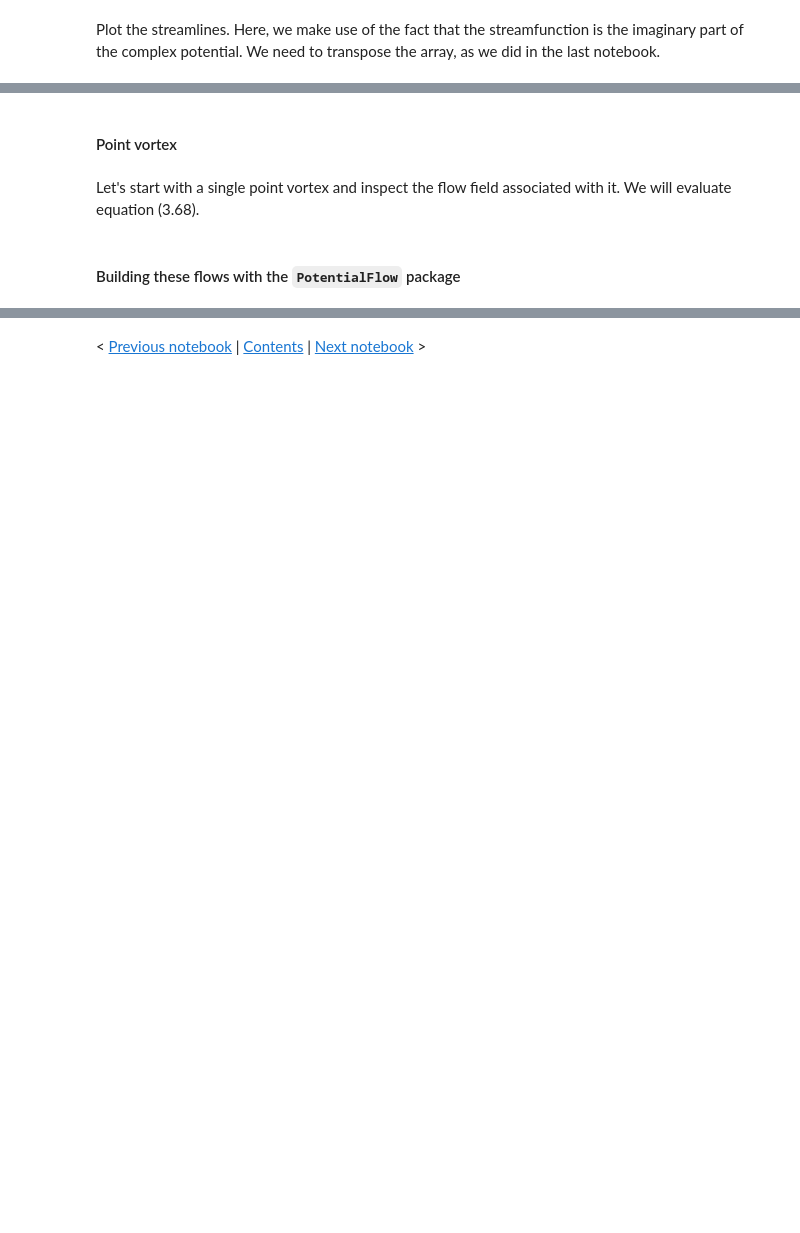
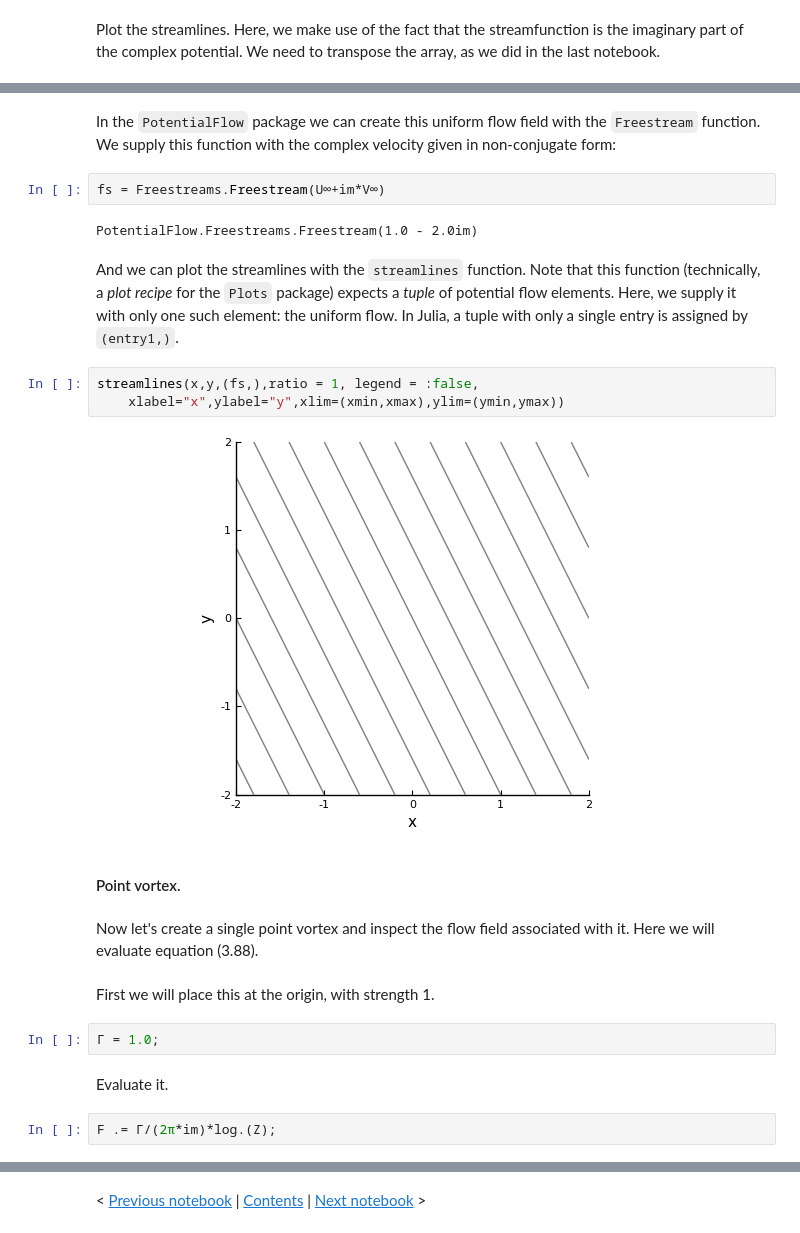
Before and after one commit to jdeldre/BookExamples, a Jupyter notebook: src/3.2-PotentialFlowsInPlane.ipynb, the cells around one changed output, grey strips where cells are left out. Drawn from its saved outputs; the diff is of its cells as text; blank space fills up the shorter version.

Commit message:
More added to planar potential flows notebook

```diff
--- a/src/3.2-PotentialFlowsInPlane.ipynb
+++ b/src/3.2-PotentialFlowsInPlane.ipynb
@@ -54,9 +58,28 @@ contour(x,y,imag.(F∞'),ratio=1,legend=:false,color=:black,xlabel="x",ylabel="y
     xlim=(xmin,xmax),ylim=(ymin,ymax))
 # %% [output]
 [figure]
+# %% [markdown]
+In the `PotentialFlow` package we can create this uniform flow field with the `Freestream` function. We supply this function with the complex velocity given in non-conjugate form:
+# %%
+fs = Freestreams.Freestream(U∞+im*V∞)
+# %% [output]
+PotentialFlow.Freestreams.Freestream(1.0 - 2.0im)
+# %% [markdown]
+And we can plot the streamlines with the `streamlines` function. Note that this function (technically, a *plot recipe* for the `Plots` package) expects a *tuple* of potential flow elements. Here, we supply it with only one such element: the uniform flow. In Julia, a tuple with only a single entry is assigned by `(entry1,)`.
+# %%
+streamlines(x,y,(fs,),ratio = 1, legend = :false,
+    xlabel="x",ylabel="y",xlim=(xmin,xmax),ylim=(ymin,ymax))
+# %% [output]
+[figure, added]
 # %% [markdown]
-#### Point vortex
+#### Point vortex.
 # %% [markdown]
-Let's start with a single point vortex and inspect the flow field associated with it. We will evaluate equation (3.68).
+Now let's create a single point vortex and inspect the flow field associated with it. Here we will evaluate equation (3.88).
-# %% [markdown]
-#### Building these flows with the `PotentialFlow` package
+# %% [markdown]
+First we will place this at the origin, with strength 1.
+# %%
+Γ = 1.0;
+# %% [markdown]
+Evaluate it.
+# %%
+F .= Γ/(2π*im)*log.(Z);
```
Also changed, not shown: parts of 50 cells of this notebook, 1 other file.
